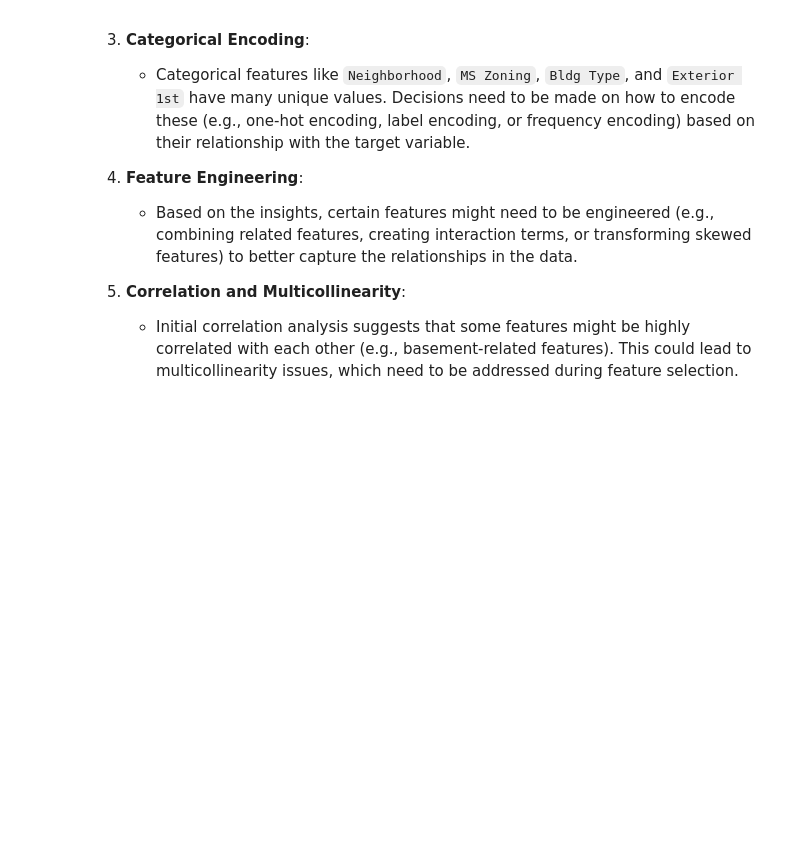
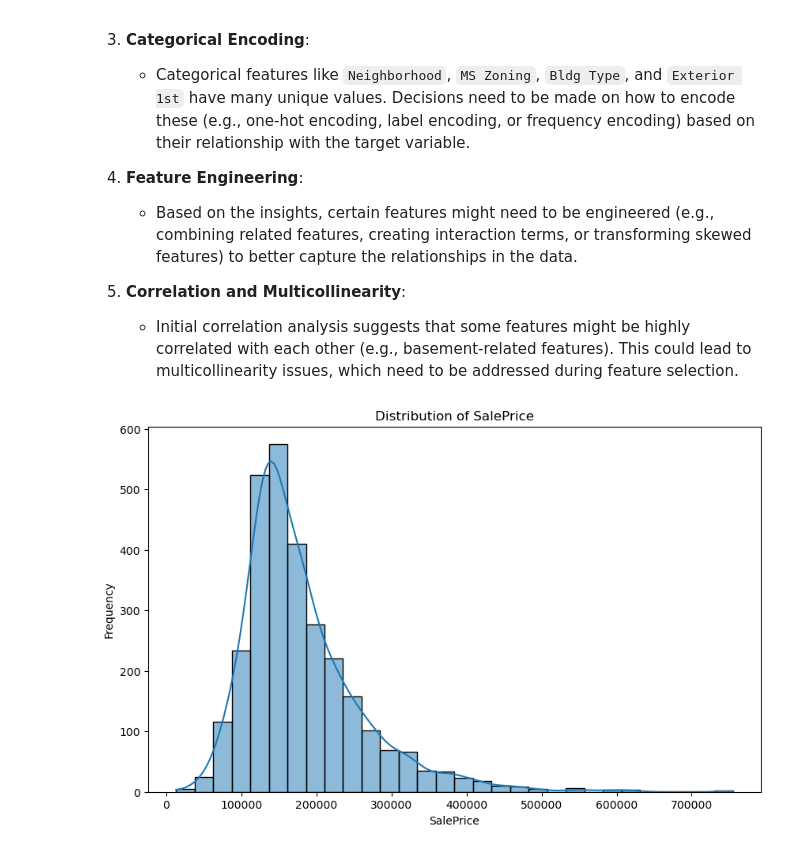
Before and after one commit to eltonmessias/house_price_prediction_model, a Jupyter notebook: analysis/EDA.ipynb, the cells around one changed output. Saved outputs shown, nothing was run; the diff lists cells and outputs as text; code cells hidden in the pictures; blank space fills up the shorter version.

Commit message:
feat: unvariate analysis on notebook

```diff
--- a/analysis/EDA.ipynb
+++ b/analysis/EDA.ipynb
@@ -162,3 +163,11 @@ Visualizing Missing Values...
 
 5. **Correlation and Multicollinearity**:
    - Initial correlation analysis suggests that some features might be highly correlated with each other (e.g., basement-related features). This could lead to multicollinearity issues, which need to be addressed during feature selection.
+# %%
+# Step 3: Univariate Analysis
+#------------------------------
+#Analysing a Numerical Feature
+univariate_analyzer = UnivariateAnalyzer(NumericalUnivariateAnalysis())
+univariate_analyzer.execute_analysis(df, 'SalePrice')
+# %% [output]
+[figure, added]
```
Also changed, not shown: parts of 2 cells of this notebook, 1 other file.
